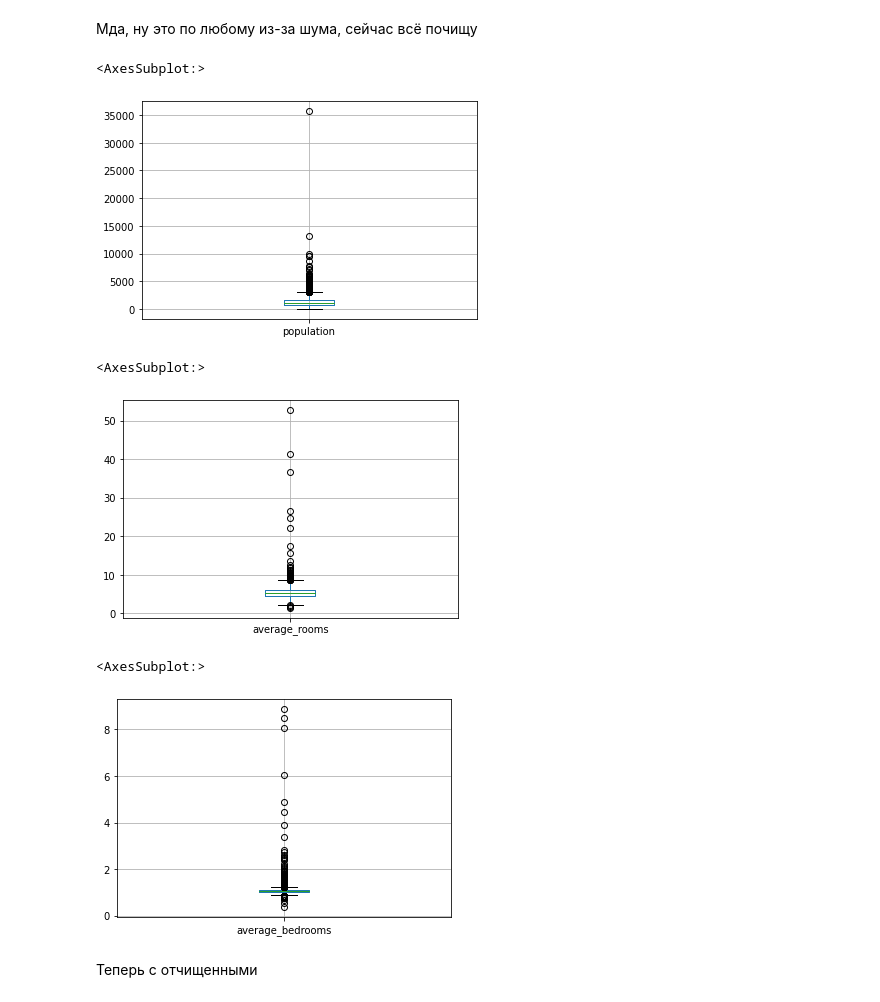
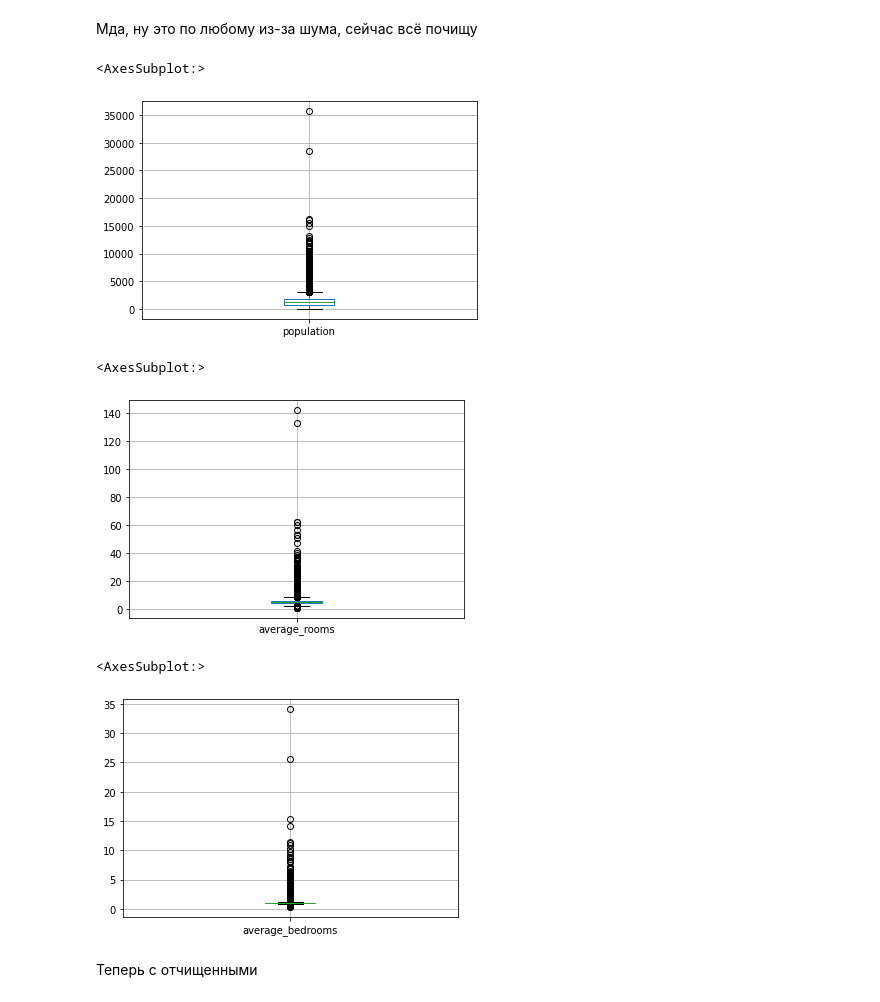
Before and after one commit to ivan-gabavan/Ml, a Jupyter notebook: L2.ipynb, the cells around one changed output. Cells and saved outputs as stored; diff of their text form; code cells hidden in the pictures.

```diff
--- a/L2.ipynb
+++ b/L2.ipynb
@@ -138,20 +80,21 @@ plt.plot(x, x, c ='black')
 # %% [markdown]
 Мда, ну это по любому из-за шума, сейчас всё почищу
 # %%
-housing_test_dummies_dna.boxplot(column=['population'])
+housing_dummies_dna = housing_dummies.dropna(axis=0)
+housing_dummies_dna.boxplot(column=['population'])
 # %% [output]
 <AxesSubplot:>
-[figure, old version]
+[figure, new version]
 # %%
-housing_test_dummies_dna.boxplot(column=['average_rooms'])
+housing_dummies_dna.boxplot(column=['average_rooms'])
 # %% [output]
 <AxesSubplot:>
-[figure, old version]
+[figure, new version]
 # %%
-housing_test_dummies_dna.boxplot(column=['average_bedrooms'])
+housing_dummies_dna.boxplot(column=['average_bedrooms'])
 # %% [output]
 <AxesSubplot:>
-[figure, old version]
+[figure, new version]
 # %% [markdown]
 Теперь с отчищенными
 # %%
```
Also changed, not shown: parts of 25 cells of this notebook, 1 other file.
